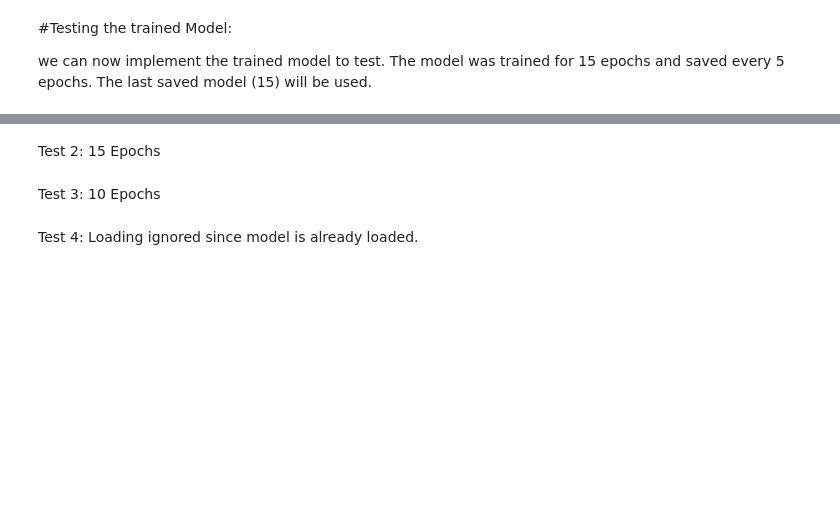
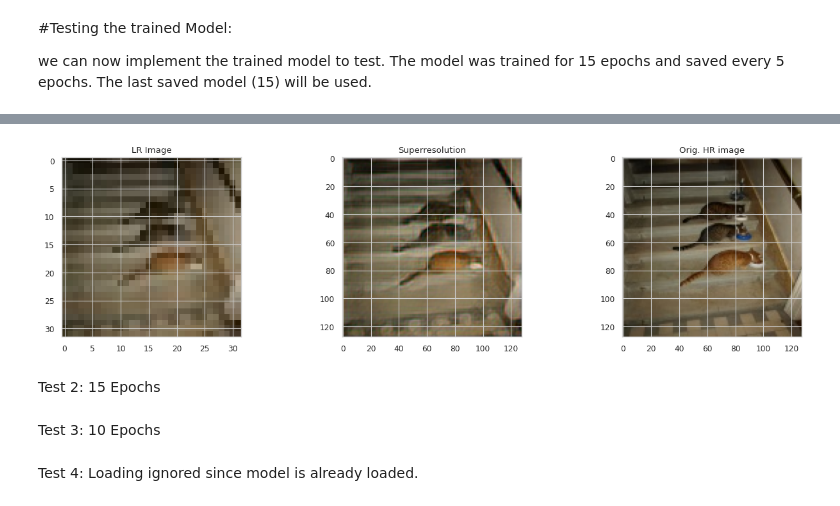
Before and after one commit to SESHG14/ESRGAN_TEACHER_2023, a Jupyter notebook: ESRGAN_Teacher_3_2023.ipynb, the cells around one changed output, grey strips where cells are left out. Saved outputs shown, nothing was run; the diff lists cells and outputs as text; code cells hidden in the pictures; blank space fills up the shorter version.

```diff
--- a/ESRGAN_Teacher_3_2023.ipynb
+++ b/ESRGAN_Teacher_3_2023.ipynb
@@ -579,7 +567,7 @@ we can now implement the trained model to test. The model was trained for 15 epo
 from keras.models import load_model
 from numpy.random import randint
 
-generator = load_model('/content/drive/MyDrive/Image datasets/data/models/gen_e_15.h5', compile=False)
+generator = load_model('/content/drive/MyDrive/Image datasets/data/models/gen6_e_25_16.34.h5', compile=False)
 
 
 [X1, X2] = [lr_test, hr_test]
@@ -589,7 +577,7 @@ src_image, tar_image = X1[ix], X2[ix]
 
 # generate image from source
 gen_image = generator.predict(src_image)
-
+#gen_image = generator.predict(gen_image)
 
 # plot all three images
 
@@ -605,3 +593,4 @@ plt.title('Orig. HR image')
 plt.imshow(tar_image[0,:,:,:])
 
 plt.show()
+# %% [output]
@@ -608,3 +599,4 @@ plt.show()
+[figure, added]
 # %% [markdown]
 Test 2: 15 Epochs
 # %%
```
Also changed, not shown: parts of 8 cells of this notebook.
